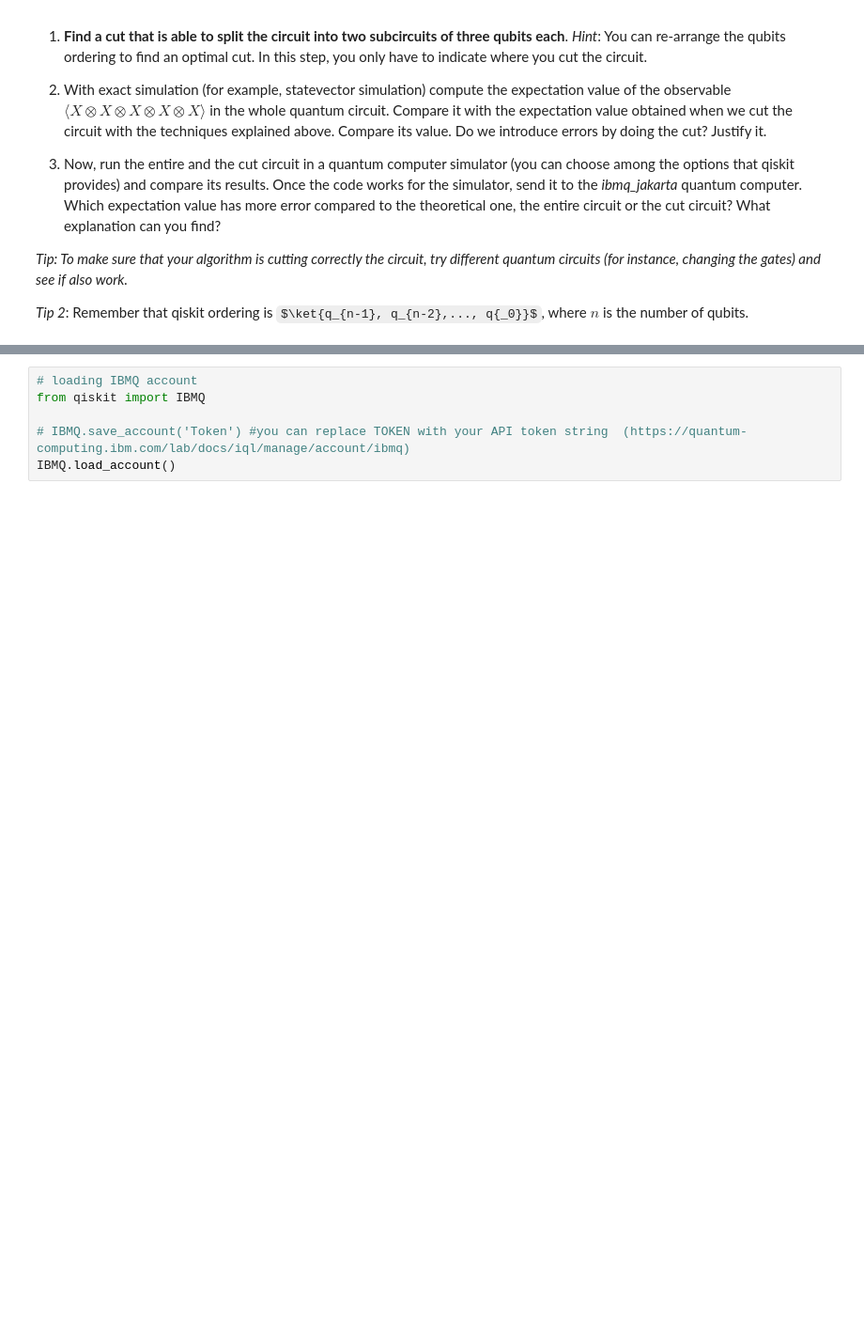
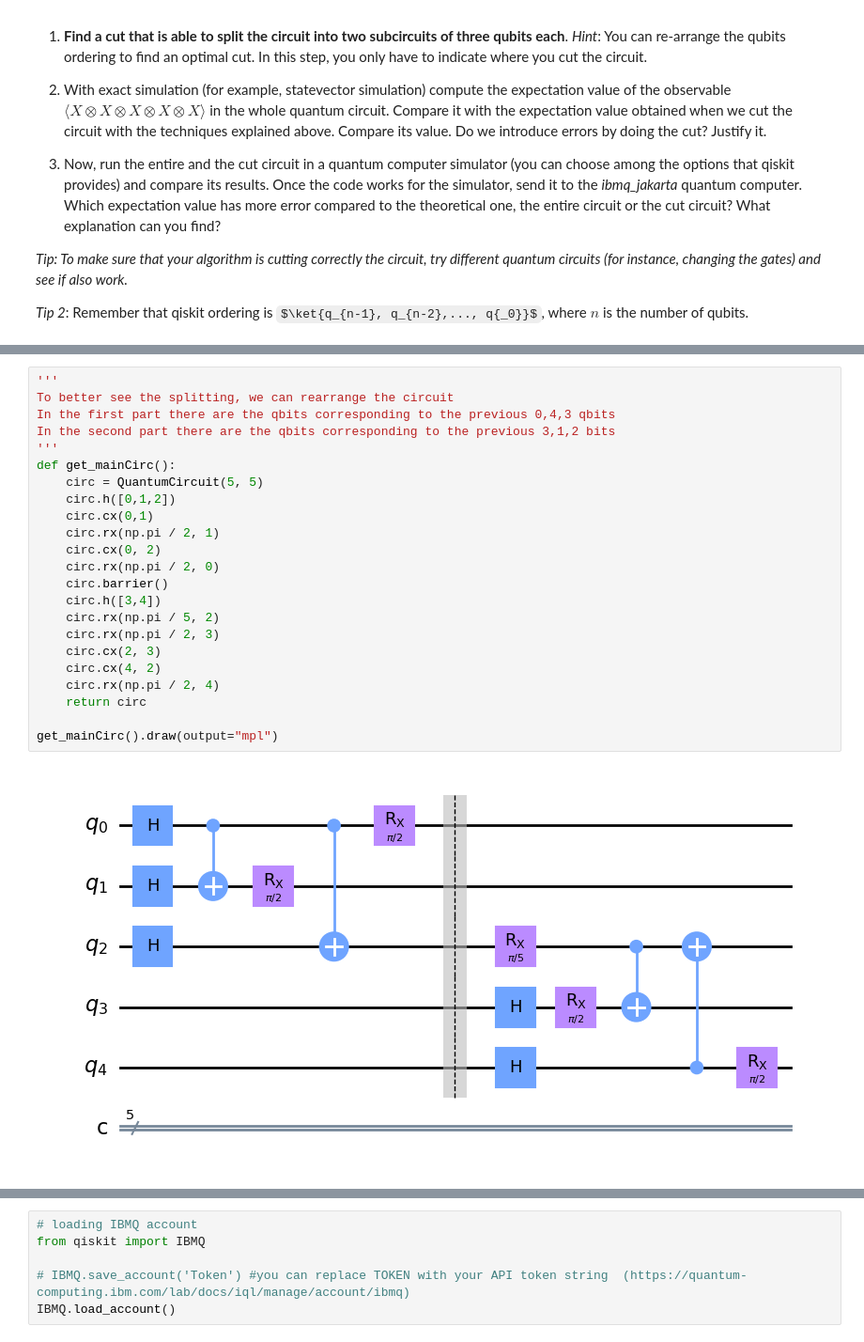
Before and after one commit to QuantumBarcelona/Qiskit-Hackathon-BCN, a Jupyter notebook: Response.ipynb, the cells around one changed output, grey strips where cells are left out. Shown: that part at 94% size. Cells and saved outputs as stored; diff of their text form; some formulas as TeX source; blank space fills up the shorter version.

```diff
--- a/Response.ipynb
+++ b/Response.ipynb
@@ -142,0 +161,25 @@ ModuleNotFoundError: No module named 'qiskit'
+# %%
+'''
+To better see the splitting, we can rearrange the circuit
+In the first part there are the qbits corresponding to the previous 0,4,3 qbits
+In the second part there are the qbits corresponding to the previous 3,1,2 bits
+'''
+def get_mainCirc():
+    circ = QuantumCircuit(5, 5)
+    circ.h([0,1,2])
+    circ.cx(0,1)
+    circ.rx(np.pi / 2, 1)
+    circ.cx(0, 2)
+    circ.rx(np.pi / 2, 0)
+    circ.barrier()
+    circ.h([3,4])
+    circ.rx(np.pi / 5, 2)
+    circ.rx(np.pi / 2, 3)
+    circ.cx(2, 3)
+    circ.cx(4, 2)
+    circ.rx(np.pi / 2, 4)
+    return circ
+
+get_mainCirc().draw(output="mpl")
+# %% [output]
+[figure, added]
```
Also changed, not shown: parts of 4 cells of this notebook.
